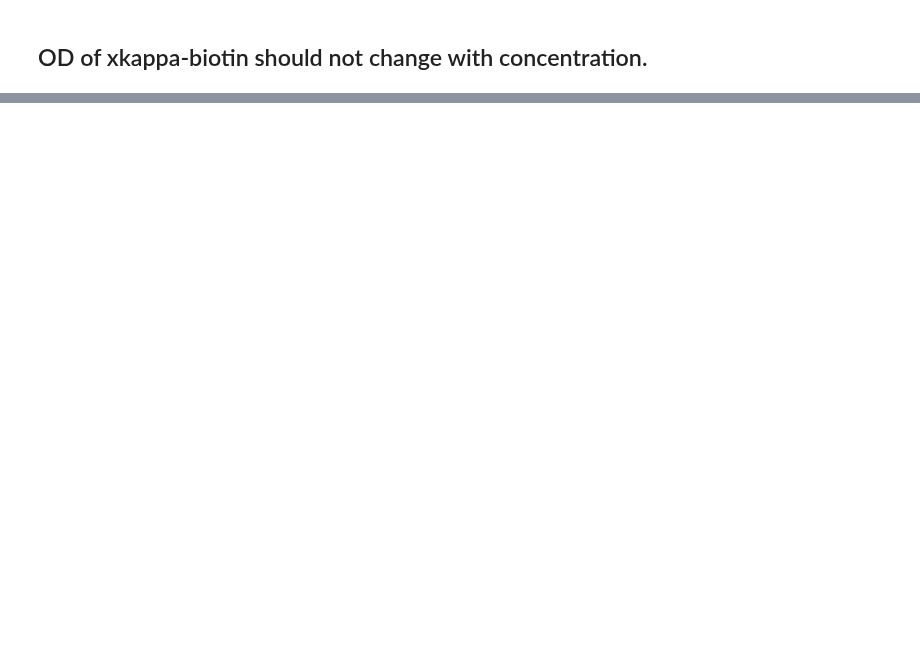
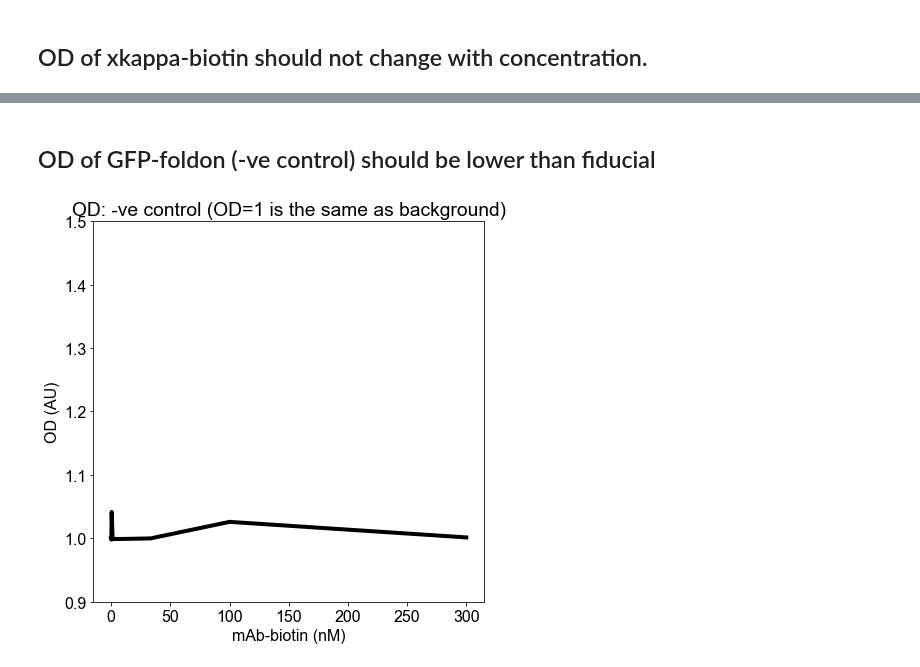
Before and after one commit to mehta-lab/multiSero, a Jupyter notebook: notebooks_interpretation/20200115_plate4_AEP_Feb3_6mousesera.ipynb, the cells around one changed output, grey strips where cells are left out. Saved outputs shown, nothing was run; the diff lists cells and outputs as text; code cells hidden in the pictures; blank space fills up the shorter version.

```diff
--- a/notebooks_interpretation/20200115_plate4_AEP_Feb3_6mousesera.ipynb
+++ b/notebooks_interpretation/20200115_plate4_AEP_Feb3_6mousesera.ipynb
@@ -218,0 +221,13 @@ plt.title('OD vs fiducial (OD=1 is the same as background)');
+# %% [markdown]
+## OD of GFP-foldon (-ve control) should be lower than fiducial
+# %%
+GFPfoldonOD=np.stack([ODwellbyantigen[wellIdx == well, antigenIdx == 'GFP-foldon'] for well in controlWells])
+GFPfoldonODmean=np.mean(GFPfoldonOD, axis =1)
+plt.figure(figsize=(7,7))
+plt.plot(concentrations, GFPfoldonODmean, lw=4, c='k')
+plt.ylim([0.9,1.5])
+plt.xlabel('mAb-biotin (nM)')
+plt.ylabel('OD (AU)')
+plt.title('OD: -ve control (OD=1 is the same as background)');
+# %% [output]
+[figure, added]
```
Also changed, not shown: parts of 9 cells of this notebook.
